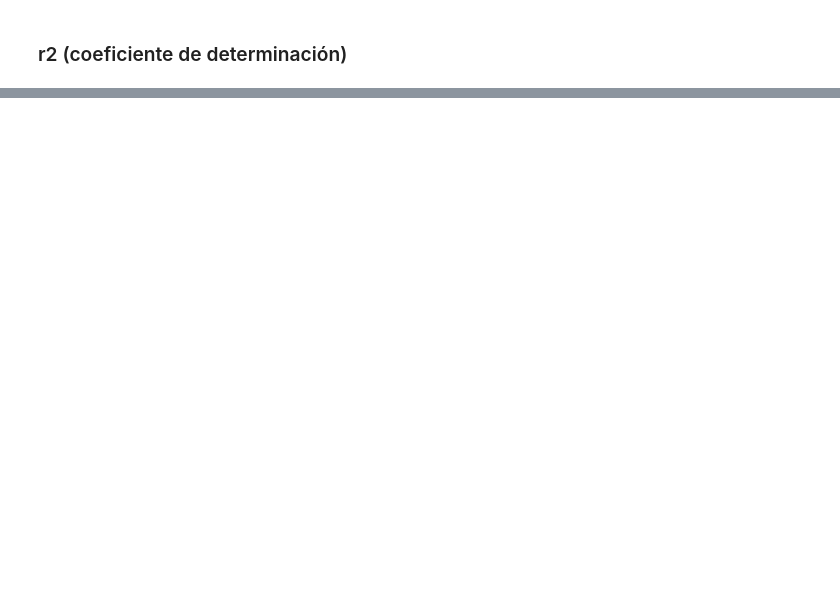
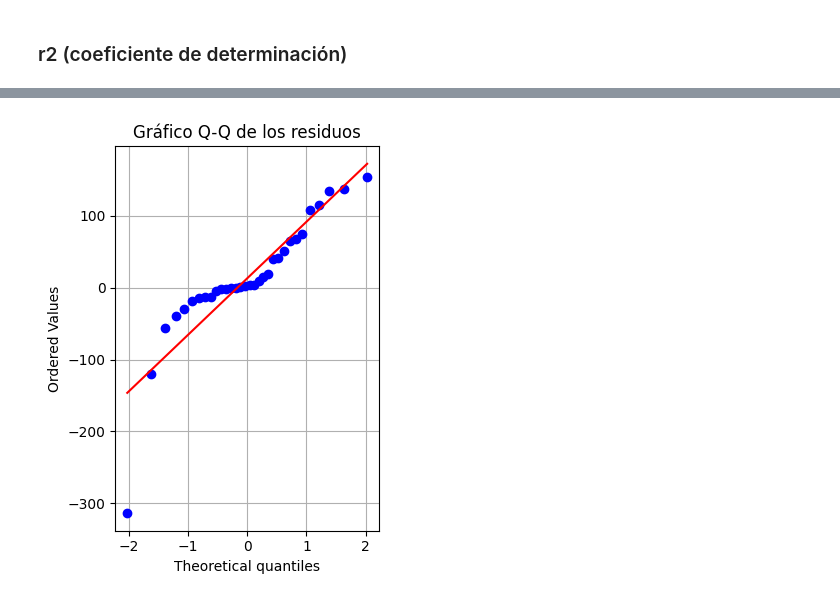
Before and after one commit to LuisAngel034/Peso-de-Peces, a Jupyter notebook: practica.ipynb, the cells around one changed output, grey strips where cells are left out. Cells and saved outputs as stored; diff of their text form; code cells hidden in the pictures; blank space fills up the shorter version.

```diff
--- a/practica.ipynb
+++ b/practica.ipynb
@@ -308,0 +395,12 @@ joblib.dump(paquete_modelo, "modelo_peso_peces.pkl")
+# %%
+# Q-Q plot para evaluar normalidad
+plt.subplot(1, 2, 2)
+from scipy import stats
+stats.probplot(residuos, dist="norm", plot=plt)
+plt.title('Gráfico Q-Q de los residuos')
+plt.grid(True)
+
+plt.tight_layout()
+plt.show()
+# %% [output]
+[figure, added]
```
Also changed, not shown: parts of 46 cells of this notebook.
